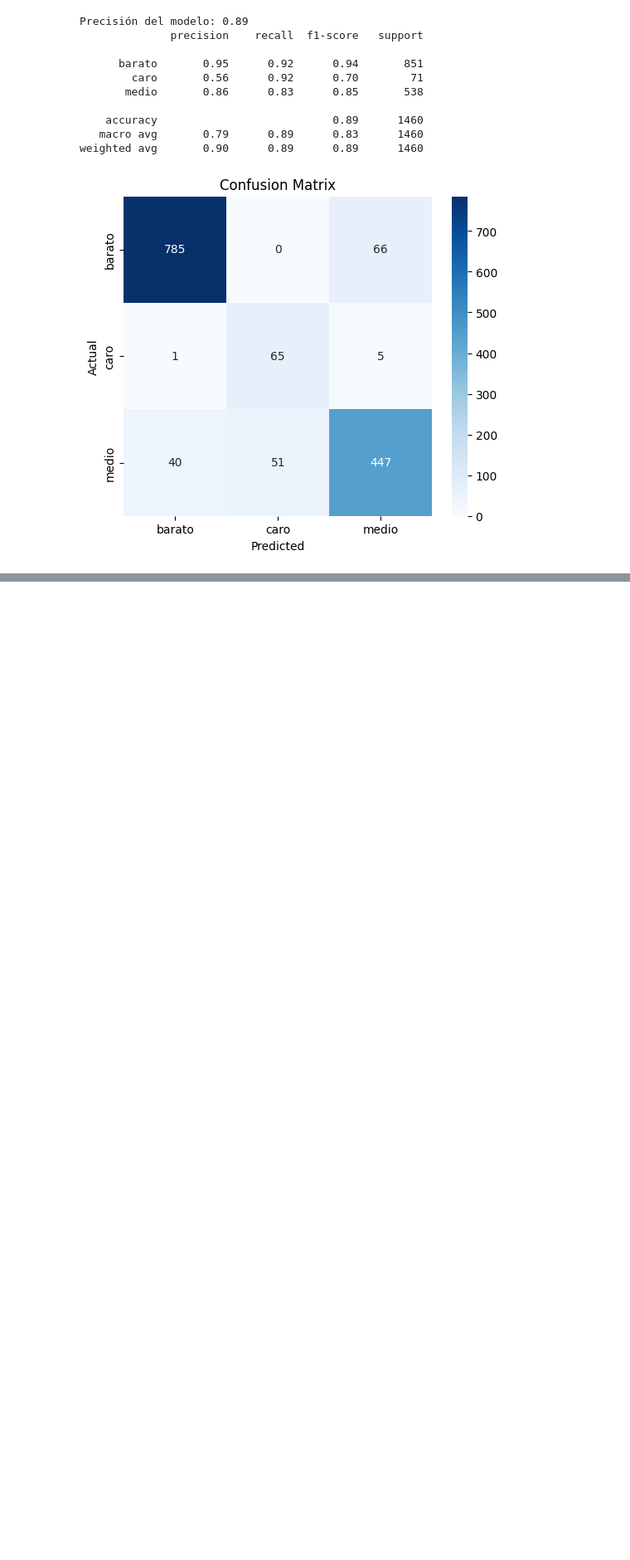
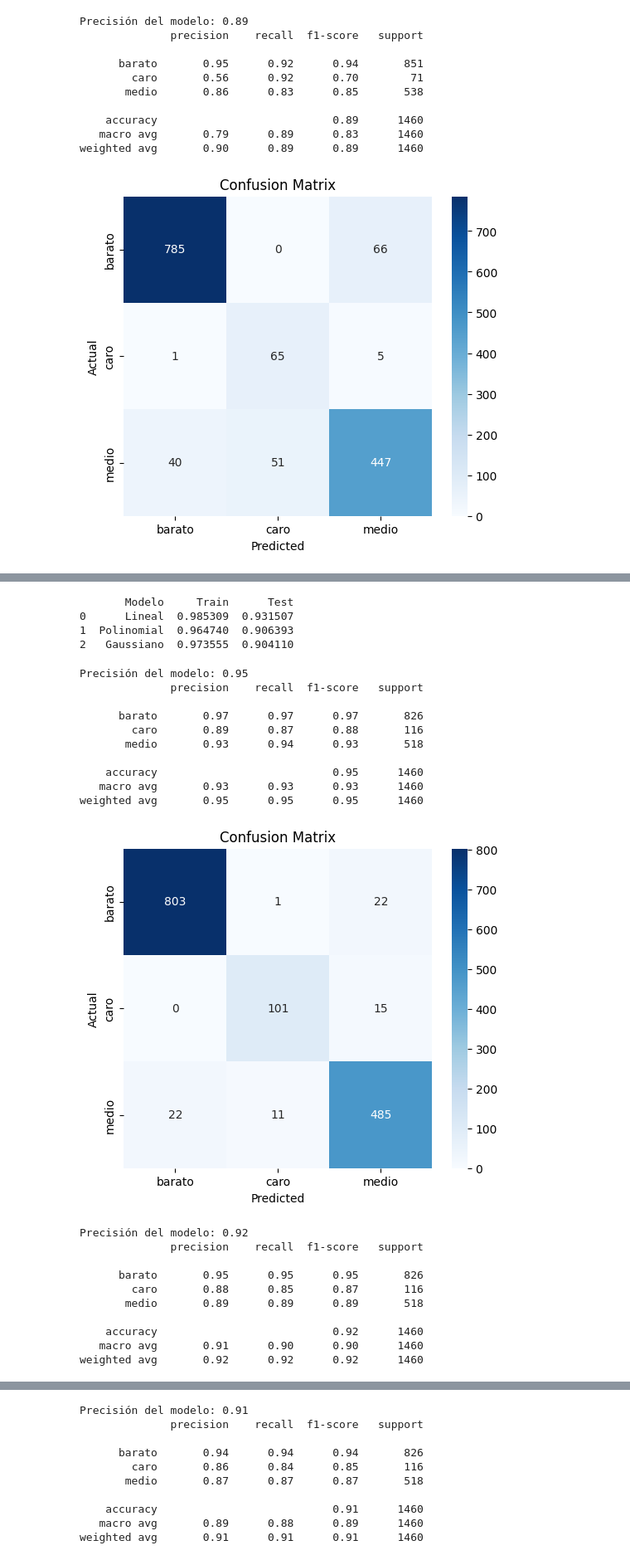
Before and after one commit to DiegoDuaS/SVM, a Jupyter notebook: actividades.ipynb, the cells around one changed output, grey strips where cells are left out. Shown at 83% size. Drawn from its saved outputs; the diff is of its cells as text; code cells hidden in the pictures; blank space fills up the shorter version.

Commit message:
feat: solving overfitting and performance comparison between SVM models

```diff
--- a/actividades.ipynb
+++ b/actividades.ipynb
@@ -262,0 +299,59 @@ weighted avg       0.90      0.89      0.89      1460
+# %%
+
+overfit = pd.DataFrame(columns=["Modelo", "Train","Test"])
+overfit_dict = {"Modelo": ["Lineal", "Polinomial", "Gaussiano"],
+      "Train": [
+          svm_linear.score(data_train, target_train),
+          svm_poly.score(data_train, target_train),
+          svm_gauss.score(data_train, target_train)
+          ],
+      "Test": [
+          svm_linear.score(data_test, target_test),
+          svm_poly.score(data_test, target_test),
+          svm_gauss.score(data_test, target_test)
+      ]
+}
+overfit = pd.DataFrame(overfit_dict)
+print(overfit)
+# %% [output]
+       Modelo     Train      Test
+0      Lineal  0.985309  0.931507
+1  Polinomial  0.964740  0.906393
+2   Gaussiano  0.973555  0.904110
+# %%
+from sklearn.model_selection import cross_validate, cross_val_predict
+cv = 10
+# CV for linear
+svm_linear = make_pipeline(preprocesador, SVC(kernel="linear"))
+lin_pred = cross_val_predict(svm_linear, data, target, cv = cv)
+svm.metrics_and_cm(lin_pred, target)
+# CV for polynomial
+svm_poly = make_pipeline(preprocesador, SVC(kernel="poly", C=15,degree=2))
+poly_pred = cross_val_predict(svm_poly, data, target, cv = cv)
+svm.metrics_and_cm(poly_pred, target)
+# CV for gaussian
+svm_gauss = make_pipeline(preprocesador, SVC(kernel="rbf", C=20, gamma=0.002))
+gauss_pred = cross_val_predict(svm_gauss, data, target, cv = cv)
+svm.metrics_and_cm(gauss_pred, target)
+# %% [output]
+Precisión del modelo: 0.95
+              precision    recall  f1-score   support
+
+      barato       0.97      0.97      0.97       826
+        caro       0.89      0.87      0.88       116
+       medio       0.93      0.94      0.93       518
+
+    accuracy                           0.95      1460
+   macro avg       0.93      0.93      0.93      1460
+weighted avg       0.95      0.95      0.95      1460
+[figure, added]
+Precisión del modelo: 0.92
+              precision    recall  f1-score   support
+
+      barato       0.95      0.95      0.95       826
+        caro       0.88      0.85      0.87       116
+       medio       0.89      0.89      0.89       518
+
+    accuracy                           0.92      1460
+   macro avg       0.91      0.90      0.90      1460
+weighted avg       0.92      0.92      0.92      1460
@@ -262,0 +359,10 @@ weighted avg       0.90      0.89      0.89      1460
+Precisión del modelo: 0.91
+              precision    recall  f1-score   support
+
+      barato       0.94      0.94      0.94       826
+        caro       0.86      0.84      0.85       116
+       medio       0.87      0.87      0.87       518
+
+    accuracy                           0.91      1460
+   macro avg       0.89      0.88      0.89      1460
+weighted avg       0.91      0.91      0.91      1460
```
Also changed, not shown: parts of 10 cells of this notebook, 1 other file.
